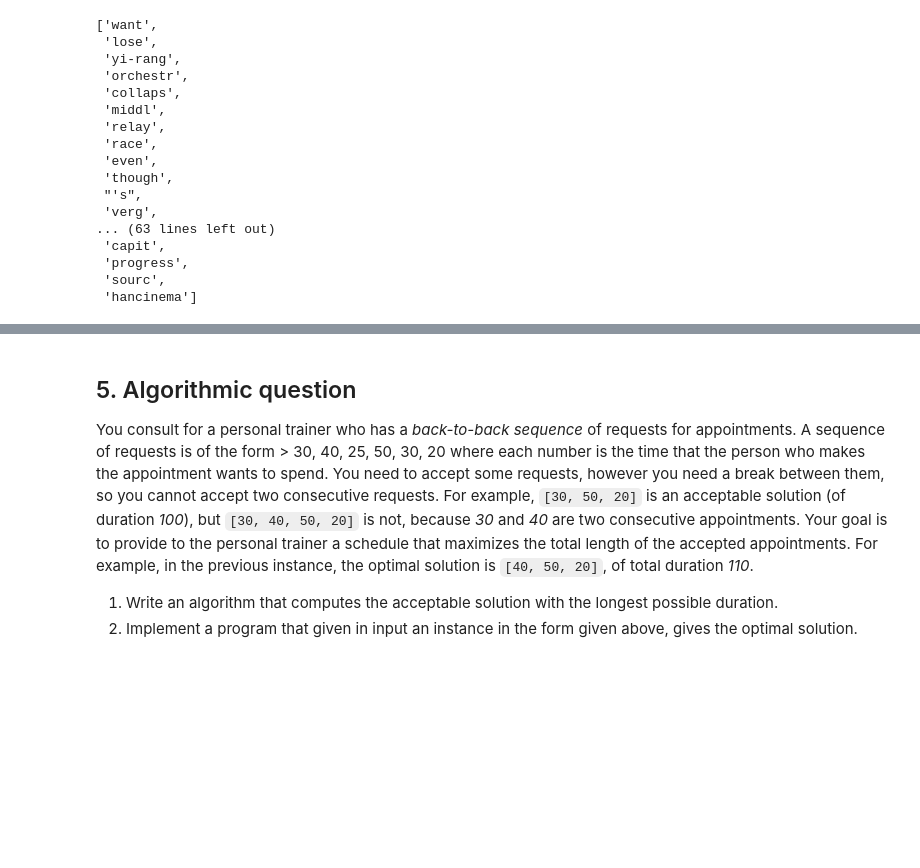
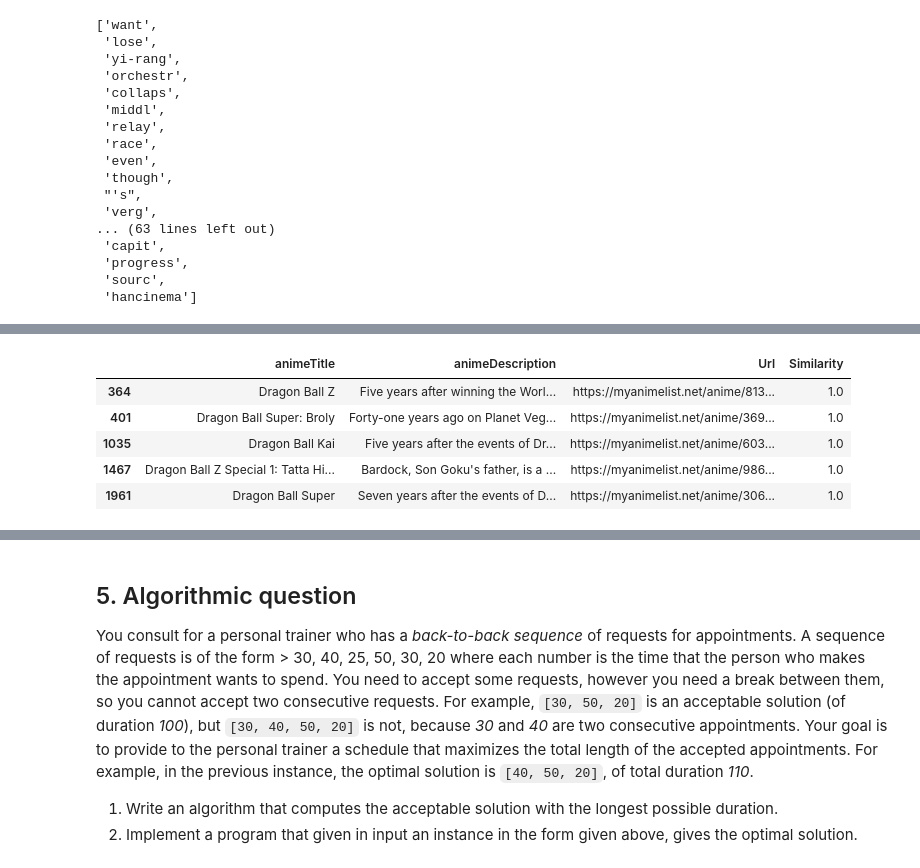
Before and after one commit to alessandro12036/ADM_HW3, a Jupyter notebook: adm_hm3.ipynb, the cells around one changed output, grey strips where cells are left out. Saved outputs shown, nothing was run; the diff lists cells and outputs as text; code cells hidden in the pictures; blank space fills up the shorter version.

```diff
--- a/adm_hm3.ipynb
+++ b/adm_hm3.ipynb
@@ -606,0 +650,2 @@ corpus[6251]
+# %%
+ii_2, idfs = second_inverted_index(corpus, voc)
@@ -606,0 +659,40 @@ corpus[6251]
+# %%
+import heapq
+
+# implement the case in which the query is not in any document
+
+def search_k_matches(query, corpus, voc, ii, idfs, k=5):
+    df = pd.read_csv("./html_df.csv")
+    query = process_text(query)
+    dict_relevant = {}
+    for word in query:
+        term_id = voc[word]
+        for doc_info in ii[term_id]:
+            if doc_info[0] not in dict_relevant.keys():
+                dict_relevant[doc_info[0]] = []
+            dict_relevant[doc_info[0]].append(doc_info[1])
+    len_query = len(query)
+    query_vector = [(query.count(x) / len_query) * idfs[x] for x in query] # we treat the query as a document
+    distances = []
+    for key in dict_relevant.keys():
+        vector = dict_relevant[key]
+        if len(vector) == len(query): # this assures the conjuctive (and) property of the search engine
+            distances.append((-cosine_similarity(query_vector, vector), key)) # negative of cosine_similarity to get max heap
+    heapq.heapify(distances)
+    n_matches = len(distances)
+    final_results = []
+    for i in range(min(k, n_matches)):
+        el = heapq.heappop(distances)
+        final_results.append([el[1], -el[0]]) # make the cosine distance positive again for the output
+
+    print(final_results)
+    indices = [x[0] for x in final_results]
+    distances = [x[1] for x in final_results]
+    cols = ["animeTitle", "animeDescription"]
+    partial_df = df.iloc[indices][cols]
+    final_df = partial_df.assign(Url=[urls[i] for i in indices],
+                                 Similarity=distances)
+    return final_df
+# %%
+query = "saiyan"
+output = search_k_matches(query, corpus, voc, ii_2, idfs)
@@ -606,0 +715,9 @@ corpus[6251]
+# %%
+output
+# %% [output]
+|  | animeTitle | animeDescription | Url | Similarity |
+| 364 | Dragon Ball Z | Five years after winning the Worl... | https://myanimelist.net/anime/813... | 1.0 |
+| 401 | Dragon Ball Super: Broly | Forty-one years ago on Planet Veg... | https://myanimelist.net/anime/369... | 1.0 |
+| 1035 | Dragon Ball Kai | Five years after the events of Dr... | https://myanimelist.net/anime/603... | 1.0 |
+| 1467 | Dragon Ball Z Special 1: Tatta Hi... | Bardock, Son Goku's father, is a ... | https://myanimelist.net/anime/986... | 1.0 |
+| 1961 | Dragon Ball Super | Seven years after the events of D... | https://myanimelist.net/anime/306... | 1.0 |
```
Also changed, not shown: parts of 7 cells of this notebook, 1 other file.
